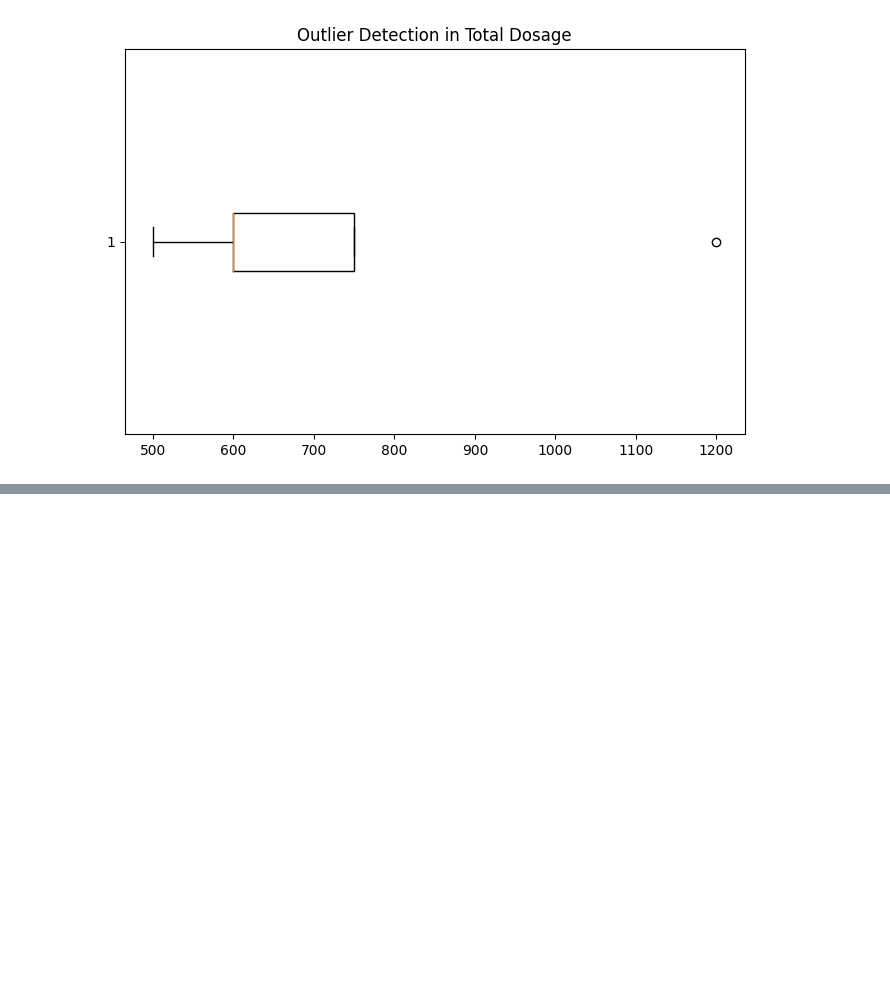
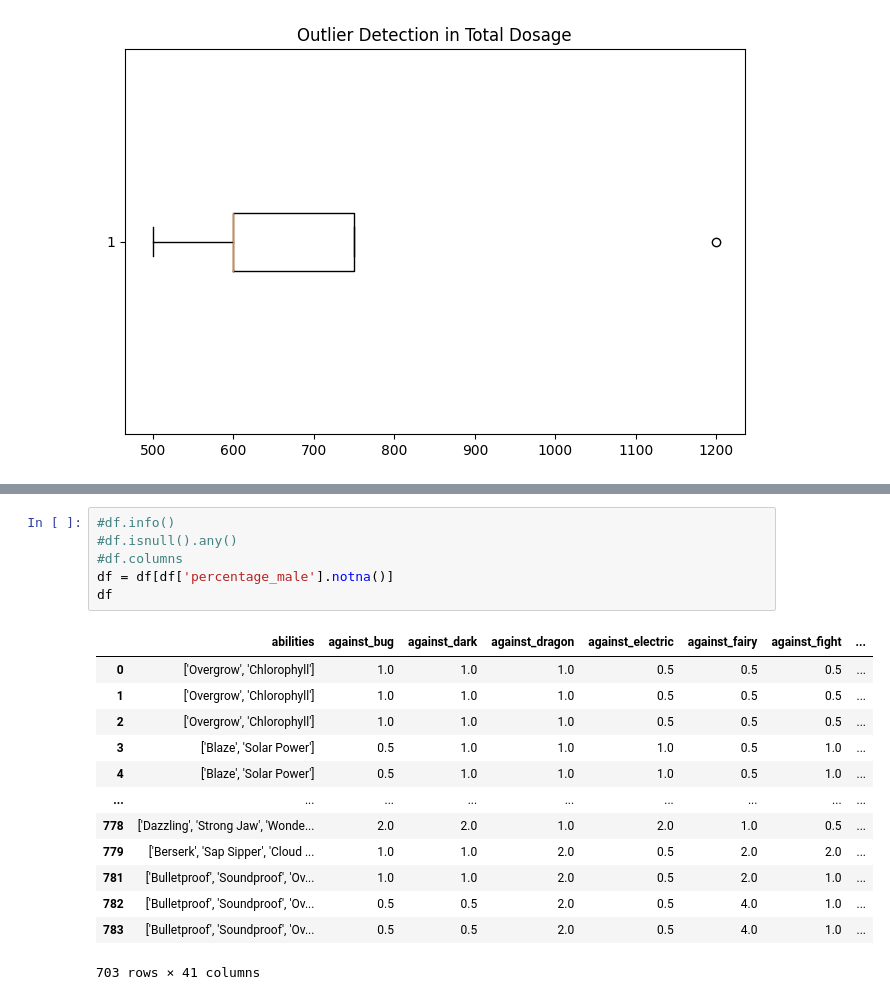
Before and after one commit to ekaratnida/Applied-machine-learning, a Jupyter notebook: Example1_EDA.ipynb, the cells around one changed output, grey strips where cells are left out. Drawn from its saved outputs; the diff is of its cells as text; blank space fills up the shorter version.

```diff
--- a/Example1_EDA.ipynb
+++ b/Example1_EDA.ipynb
@@ -212,0 +456,20 @@ Data is consistent.
+# %%
+#df.info()
+#df.isnull().any()
+#df.columns
+df = df[df['percentage_male'].notna()]
+df
+# %% [output]
+|  | abilities | against_bug | against_dark | against_dragon | against_electric | against_fairy | against_fight | ... |
+| 0 | ['Overgrow', 'Chlorophyll'] | 1.0 | 1.0 | 1.0 | 0.5 | 0.5 | 0.5 | ... |
+| 1 | ['Overgrow', 'Chlorophyll'] | 1.0 | 1.0 | 1.0 | 0.5 | 0.5 | 0.5 | ... |
+| 2 | ['Overgrow', 'Chlorophyll'] | 1.0 | 1.0 | 1.0 | 0.5 | 0.5 | 0.5 | ... |
+| 3 | ['Blaze', 'Solar Power'] | 0.5 | 1.0 | 1.0 | 1.0 | 0.5 | 1.0 | ... |
+| 4 | ['Blaze', 'Solar Power'] | 0.5 | 1.0 | 1.0 | 1.0 | 0.5 | 1.0 | ... |
+| ... | ... | ... | ... | ... | ... | ... | ... | ... |
+| 778 | ['Dazzling', 'Strong Jaw', 'Wonde... | 2.0 | 2.0 | 1.0 | 2.0 | 1.0 | 0.5 | ... |
+| 779 | ['Berserk', 'Sap Sipper', 'Cloud ... | 1.0 | 1.0 | 2.0 | 0.5 | 2.0 | 2.0 | ... |
+| 781 | ['Bulletproof', 'Soundproof', 'Ov... | 1.0 | 1.0 | 2.0 | 0.5 | 2.0 | 1.0 | ... |
+| 782 | ['Bulletproof', 'Soundproof', 'Ov... | 0.5 | 0.5 | 2.0 | 0.5 | 4.0 | 1.0 | ... |
+| 783 | ['Bulletproof', 'Soundproof', 'Ov... | 0.5 | 0.5 | 2.0 | 0.5 | 4.0 | 1.0 | ... |
+703 rows × 41 columns
```
Also changed, not shown: parts of 20 cells of this notebook.
